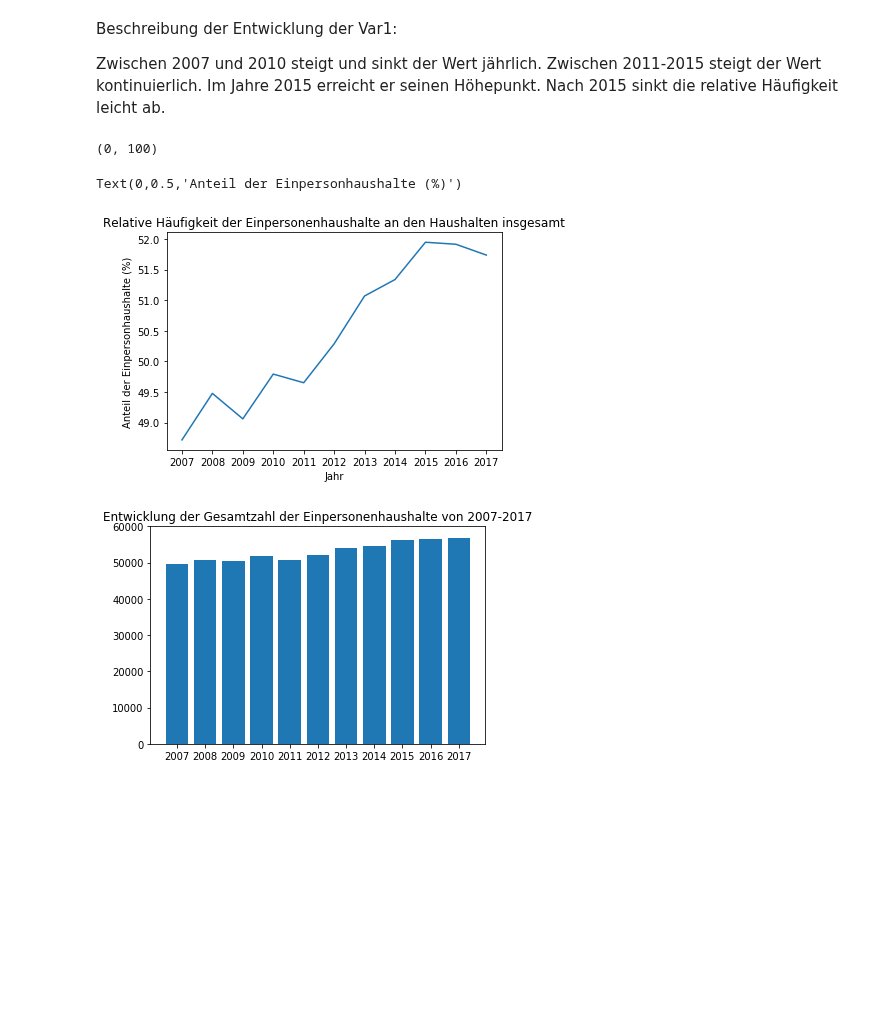
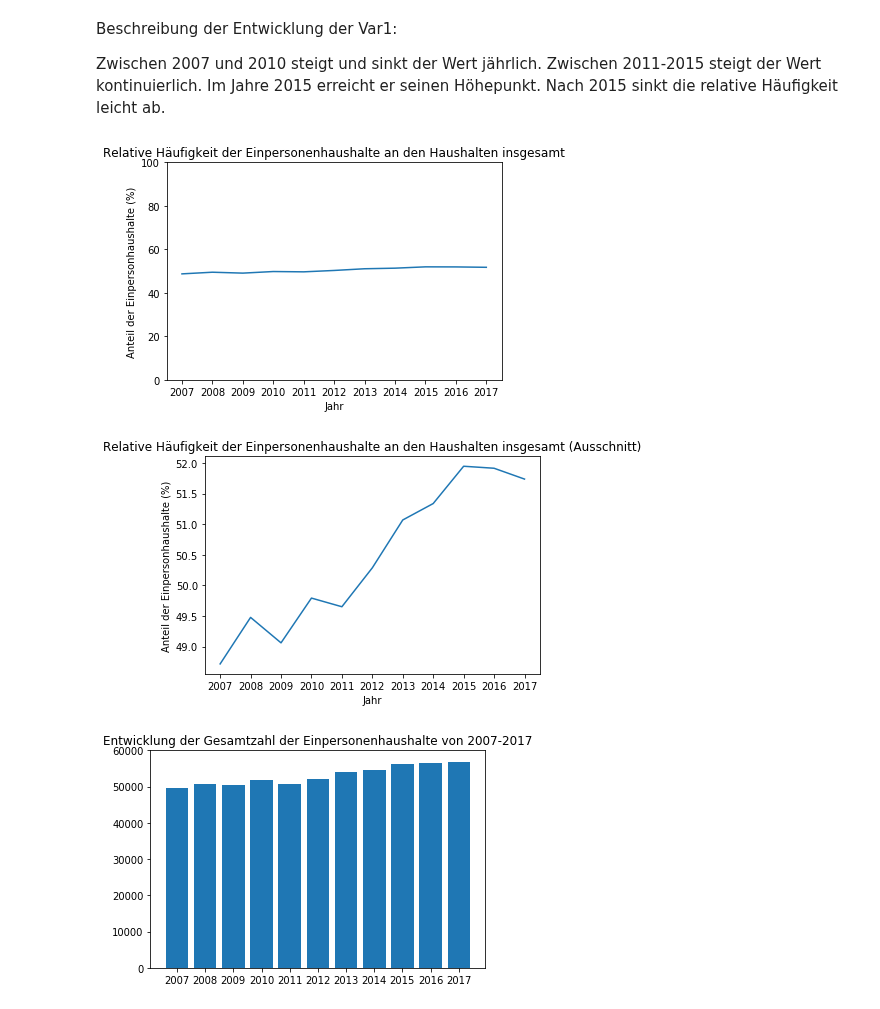
Before and after one commit to tschroeder10961/datascience-urban-segregation, a Jupyter notebook: GruppeD/DatenanalyseKassel_190125.ipynb, the cells around one changed output. Drawn from its saved outputs; the diff is of its cells as text; code cells hidden in the pictures; blank space fills up the shorter version.

```diff
--- a/GruppeD/DatenanalyseKassel_190125.ipynb
+++ b/GruppeD/DatenanalyseKassel_190125.ipynb
@@ -116,40 +116,42 @@ Wert kontinuierlich. Im Jahre 2015 erreicht er seinen Höhepunkt. Nach 2015 sink
 # %%
 # Grafische Darstellung der Entwicklung (2007-2017) der relativen Häufigkeit der Einpersonenhaushalte an den Haushalten insgesamt:
 
 # Importieren des Matplot-Pakets
 
 import matplotlib.pyplot as plt
 
 # Umrechnung in prozentuale Anteile
 
 plt.plot(kassel["Rel1PHH"]*100)
 
 plt.xticks(range(len(kassel)), kassel["Jahr"])
 plt.title("Relative Häufigkeit der Einpersonenhaushalte an den Haushalten insgesamt")
 plt.xlabel("Jahr")
 plt.ylabel("Anteil der Einpersonhaushalte (%)")
 plt.ylim(0, 100)
+
+plt.show()
+
+# Grafische Darstellung der Entwicklung (2007-2017) der relativen Häufigkeit der Einpersonenhaushalte an den Haushalten insgesamt:
+#(Ausschnitt)
+
+# Importieren des Matplot-Pakets
+
+import matplotlib.pyplot as plt
+
+# Umrechnung in prozentuale Anteile
+
+plt.plot(kassel["Rel1PHH"]*100)
+
+plt.xticks(range(len(kassel)), kassel["Jahr"])
+plt.title("Relative Häufigkeit der Einpersonenhaushalte an den Haushalten insgesamt (Ausschnitt)")
+plt.xlabel("Jahr")
+plt.ylabel("Anteil der Einpersonhaushalte (%)")
+
+plt.show()
 # %% [output]
-(0, 100)
+[figure, added]
+[figure, added]
-# %%
-# Grafische Darstellung der Entwicklung (2007-2017) der relativen Häufigkeit der Einpersonenhaushalte an den Haushalten insgesamt:
-#(Ausschnitt)
-
-# Importieren des Matplot-Pakets
-
-import matplotlib.pyplot as plt
-
-# Umrechnung in prozentuale Anteile
-
-plt.plot(kassel["Rel1PHH"]*100)
-
-plt.xticks(range(len(kassel)), kassel["Jahr"])
-plt.title("Relative Häufigkeit der Einpersonenhaushalte an den Haushalten insgesamt")
-plt.xlabel("Jahr")
-plt.ylabel("Anteil der Einpersonhaushalte (%)")
-# %% [output]
-Text(0,0.5,'Anteil der Einpersonhaushalte (%)')
-[figure, removed]
 # %%
 # Grafische Darstellung: Entwicklung der Gesamtzahl der Einpersonenhaushalte von 2007-2017:
 
```
Also changed, not shown: parts of 20 cells of this notebook.
